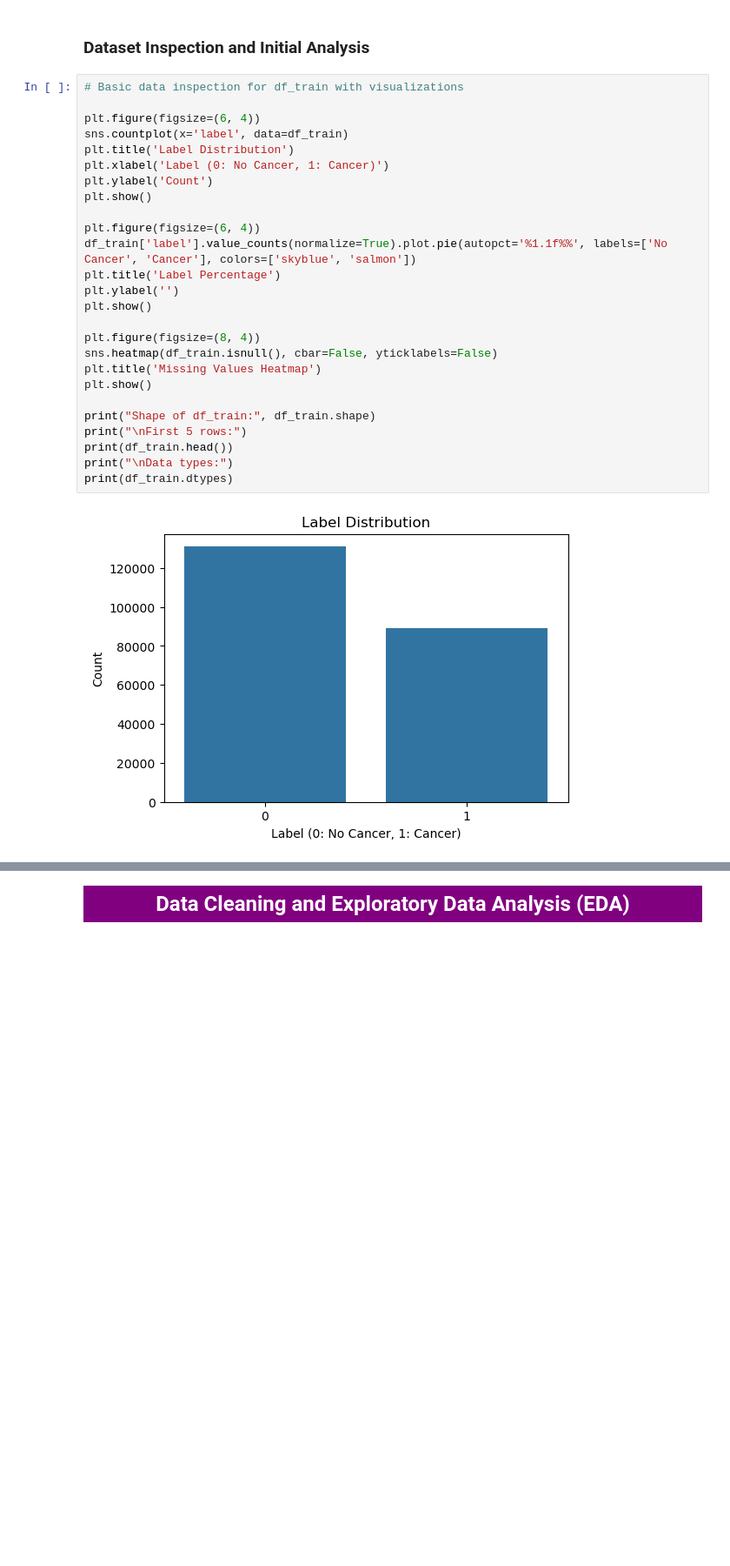
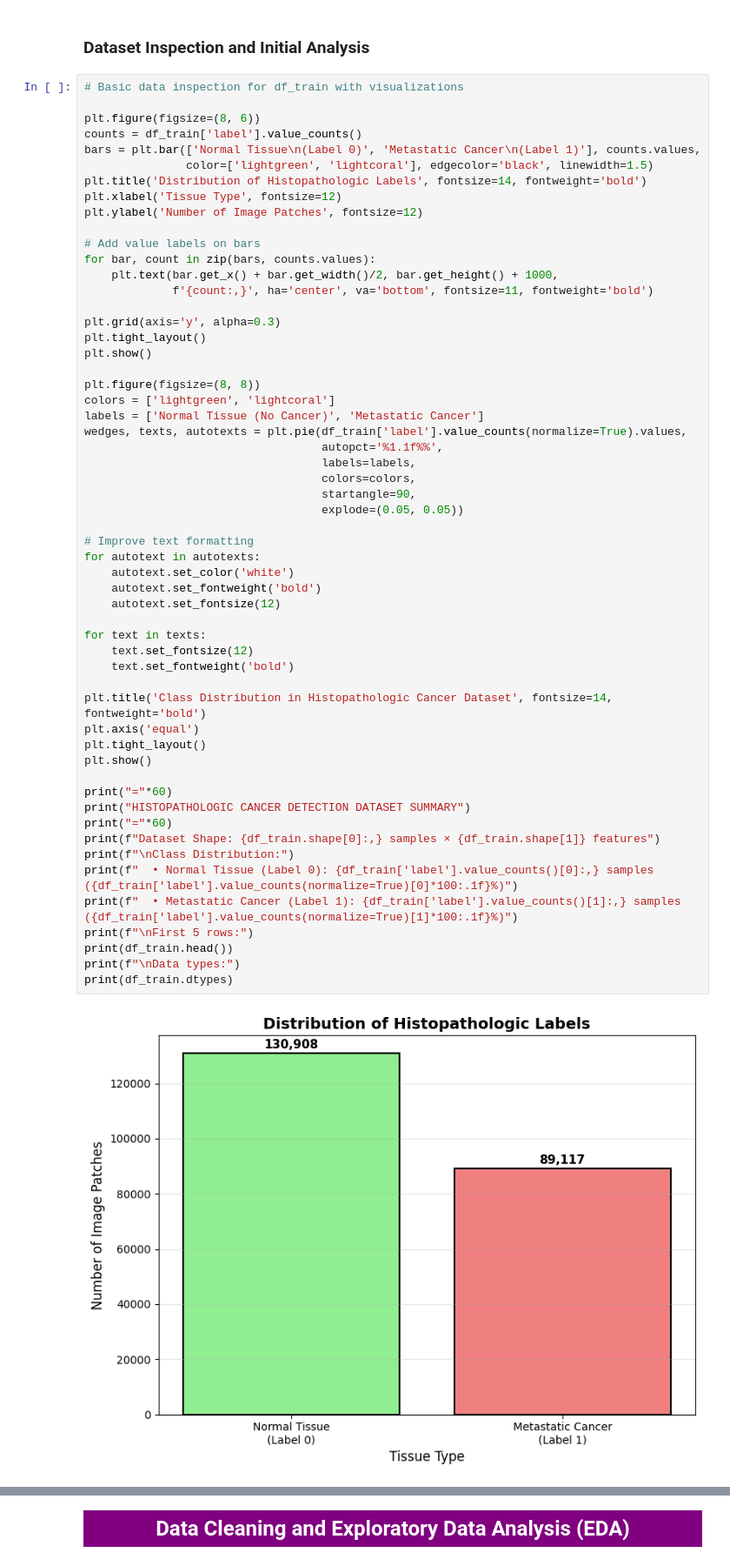
Before and after one commit to mafiat/Histopathologic-Cancer-Detection, a Jupyter notebook: Histopathologic-Cancer-Detection.ipynb, the cells around one changed output, grey strips where cells are left out. Shown at 87% size. Saved outputs shown, nothing was run; the diff lists cells and outputs as text; blank space fills up the shorter version.

```diff
--- a/Histopathologic-Cancer-Detection.ipynb
+++ b/Histopathologic-Cancer-Detection.ipynb
@@ -310,28 +340,58 @@ df_train.describe()
 # %%
 # Basic data inspection for df_train with visualizations
 
-plt.figure(figsize=(6, 4))
-sns.countplot(x='label', data=df_train)
-plt.title('Label Distribution')
-plt.xlabel('Label (0: No Cancer, 1: Cancer)')
-plt.ylabel('Count')
+plt.figure(figsize=(8, 6))
+counts = df_train['label'].value_counts()
+bars = plt.bar(['Normal Tissue\n(Label 0)', 'Metastatic Cancer\n(Label 1)'], counts.values,
+               color=['lightgreen', 'lightcoral'], edgecolor='black', linewidth=1.5)
+plt.title('Distribution of Histopathologic Labels', fontsize=14, fontweight='bold')
+plt.xlabel('Tissue Type', fontsize=12)
+plt.ylabel('Number of Image Patches', fontsize=12)
+
+# Add value labels on bars
+for bar, count in zip(bars, counts.values):
+    plt.text(bar.get_x() + bar.get_width()/2, bar.get_height() + 1000,
+             f'{count:,}', ha='center', va='bottom', fontsize=11, fontweight='bold')
+
+plt.grid(axis='y', alpha=0.3)
+plt.tight_layout()
 plt.show()
 
-plt.figure(figsize=(6, 4))
-df_train['label'].value_counts(normalize=True).plot.pie(autopct='%1.1f%%', labels=['No Cancer', 'Cancer'], colors=['skyblue', 'salmon'])
-plt.title('Label Percentage')
-plt.ylabel('')
+plt.figure(figsize=(8, 8))
+colors = ['lightgreen', 'lightcoral']
+labels = ['Normal Tissue (No Cancer)', 'Metastatic Cancer']
+wedges, texts, autotexts = plt.pie(df_train['label'].value_counts(normalize=True).values,
+                                   autopct='%1.1f%%',
+                                   labels=labels,
+                                   colors=colors,
+                                   startangle=90,
+                                   explode=(0.05, 0.05))
+
+# Improve text formatting
+for autotext in autotexts:
+    autotext.set_color('white')
+    autotext.set_fontweight('bold')
+    autotext.set_fontsize(12)
+
+for text in texts:
+    text.set_fontsize(12)
+    text.set_fontweight('bold')
+
+plt.title('Class Distribution in Histopathologic Cancer Dataset', fontsize=14, fontweight='bold')
+plt.axis('equal')
+plt.tight_layout()
 plt.show()
 
-plt.figure(figsize=(8, 4))
-sns.heatmap(df_train.isnull(), cbar=False, yticklabels=False)
-plt.title('Missing Values Heatmap')
-plt.show()
-
-print("Shape of df_train:", df_train.shape)
-print("\nFirst 5 rows:")
+print("="*60)
+print("HISTOPATHOLOGIC CANCER DETECTION DATASET SUMMARY")
+print("="*60)
+print(f"Dataset Shape: {df_train.shape[0]:,} samples × {df_train.shape[1]} features")
+print(f"\nClass Distribution:")
+print(f"  • Normal Tissue (Label 0): {df_train['label'].value_counts()[0]:,} samples ({df_train['label'].value_counts(normalize=True)[0]*100:.1f}%)")
+print(f"  • Metastatic Cancer (Label 1): {df_train['label'].value_counts()[1]:,} samples ({df_train['label'].value_counts(normalize=True)[1]*100:.1f}%)")
+print(f"\nFirst 5 rows:")
 print(df_train.head())
-print("\nData types:")
+print(f"\nData types:")
 print(df_train.dtypes)
 # %% [output]
-[figure, old version]
+[figure, new version]
```
Also changed, not shown: parts of 9 cells of this notebook.
